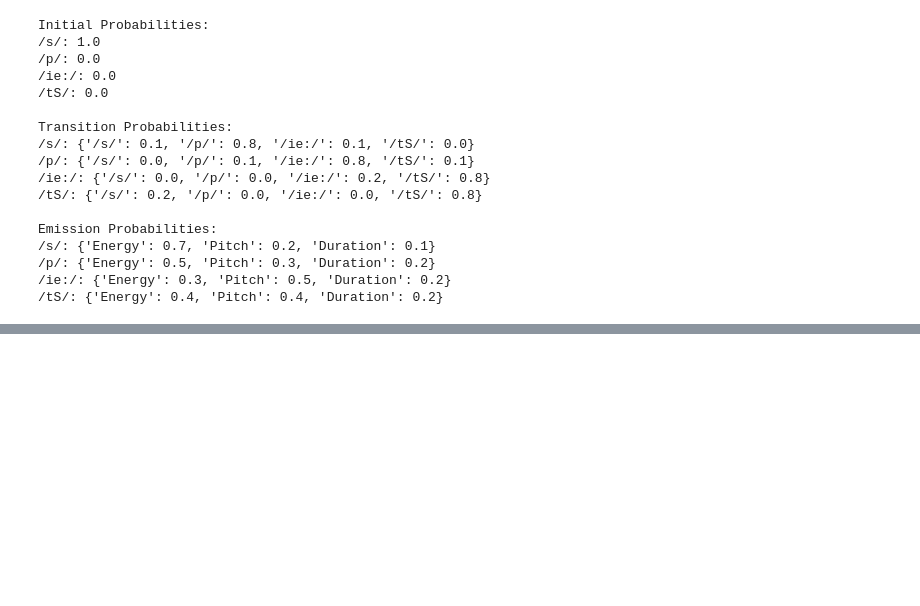
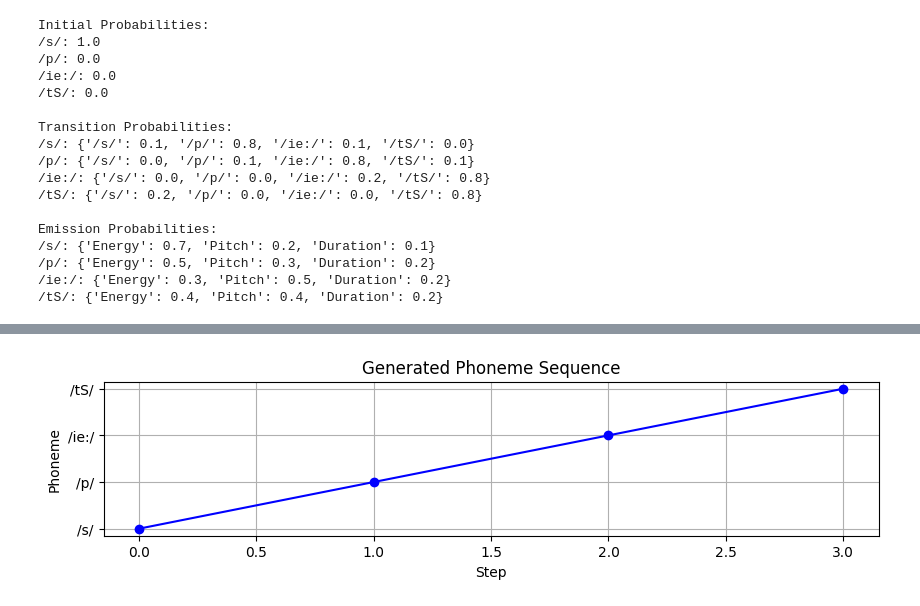
Before and after one commit to noelmt7/Speech_Recognition, a Jupyter notebook: 2348538_LAB7_HMM.ipynb, the cells around one changed output, grey strips where cells are left out. Saved outputs shown, nothing was run; the diff lists cells and outputs as text; code cells hidden in the pictures; blank space fills up the shorter version.

```diff
--- a/2348538_LAB7_HMM.ipynb
+++ b/2348538_LAB7_HMM.ipynb
@@ -112,0 +136,4 @@ Generated Acoustic Observations: ['Pitch', 'Energy', 'Pitch', 'Duration']
+# %%
+plot_generated_sequence(phoneme_sequence)
+# %% [output]
+[figure, added]
```
Also changed, not shown: parts of 5 cells of this notebook.
